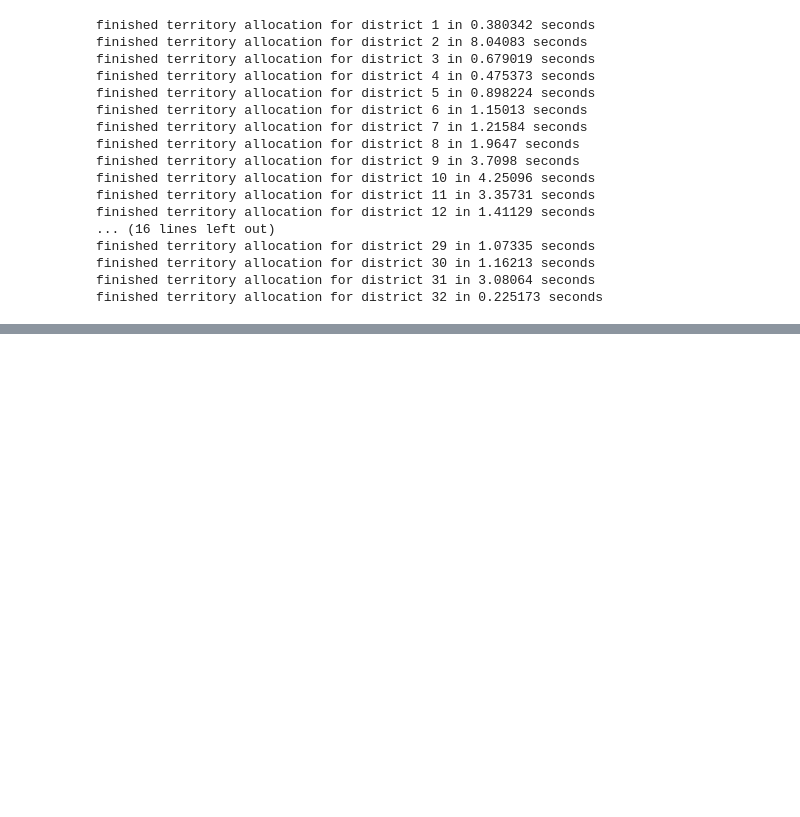
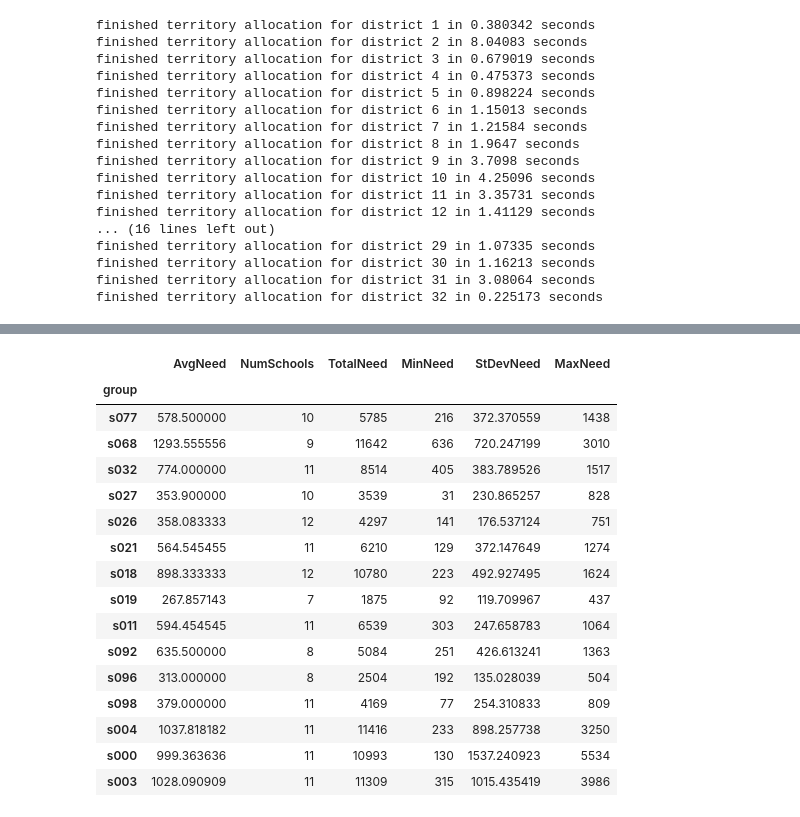
Before and after one commit to diogomiura/USI_Mental_Health, a Jupyter notebook: Specialist-Allocation-Model-v3.ipynb, the cells around one changed output, grey strips where cells are left out. Drawn from its saved outputs; the diff is of its cells as text; code cells hidden in the pictures; blank space fills up the shorter version.

```diff
--- a/Specialist-Allocation-Model-v3.ipynb
+++ b/Specialist-Allocation-Model-v3.ipynb
@@ -665,0 +750,21 @@ ax2.set_xlabel('Specialist number')
+# %%
+# territories with lowest 20% number of schools
+workloadSummary[workloadSummary.NumSchools<np.percentile(workloadSummary.NumSchools, 20)]
+# %% [output]
+|  | AvgNeed | NumSchools | TotalNeed | MinNeed | StDevNeed | MaxNeed |
+| group |  |  |  |  |  |  |
+| s077 | 578.500000 | 10 | 5785 | 216 | 372.370559 | 1438 |
+| s068 | 1293.555556 | 9 | 11642 | 636 | 720.247199 | 3010 |
+| s032 | 774.000000 | 11 | 8514 | 405 | 383.789526 | 1517 |
+| s027 | 353.900000 | 10 | 3539 | 31 | 230.865257 | 828 |
+| s026 | 358.083333 | 12 | 4297 | 141 | 176.537124 | 751 |
+| s021 | 564.545455 | 11 | 6210 | 129 | 372.147649 | 1274 |
+| s018 | 898.333333 | 12 | 10780 | 223 | 492.927495 | 1624 |
+| s019 | 267.857143 | 7 | 1875 | 92 | 119.709967 | 437 |
+| s011 | 594.454545 | 11 | 6539 | 303 | 247.658783 | 1064 |
+| s092 | 635.500000 | 8 | 5084 | 251 | 426.613241 | 1363 |
+| s096 | 313.000000 | 8 | 2504 | 192 | 135.028039 | 504 |
+| s098 | 379.000000 | 11 | 4169 | 77 | 254.310833 | 809 |
+| s004 | 1037.818182 | 11 | 11416 | 233 | 898.257738 | 3250 |
+| s000 | 999.363636 | 11 | 10993 | 130 | 1537.240923 | 5534 |
+| s003 | 1028.090909 | 11 | 11309 | 315 | 1015.435419 | 3986 |
```
Also changed, not shown: parts of 20 cells of this notebook.
